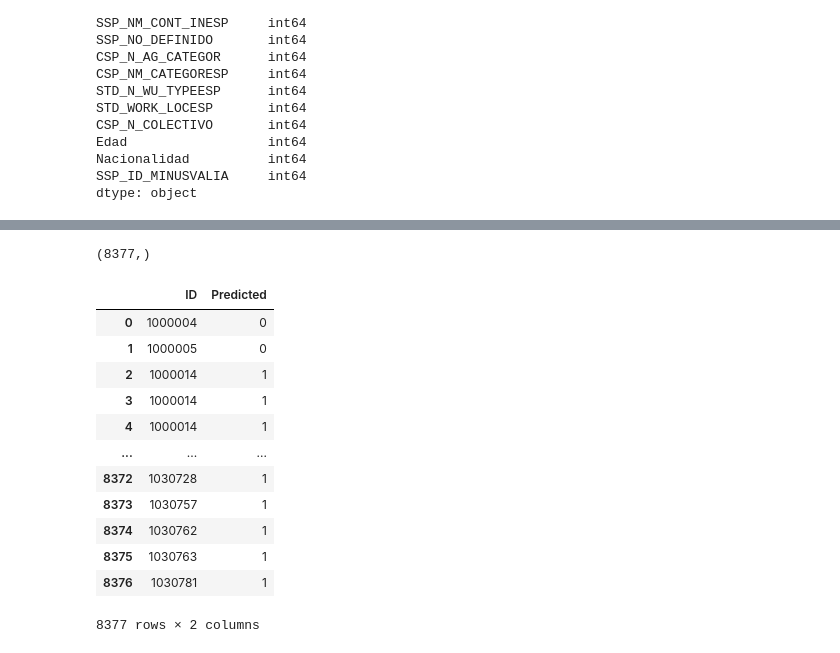
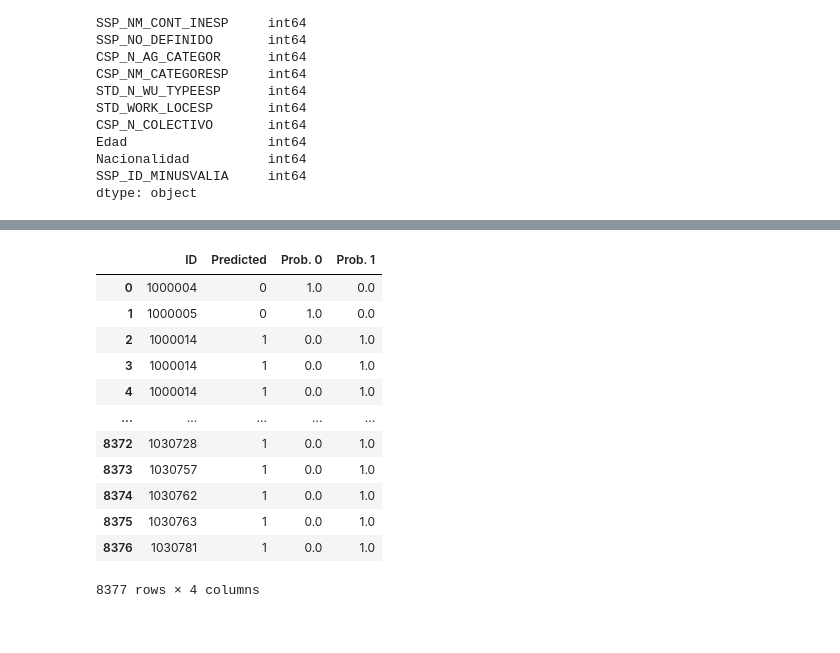
Before and after one commit to aloa04/tfm, a Jupyter notebook: notebooks/Definitivo.ipynb, the cells around one changed output, grey strips where cells are left out. Cells and saved outputs as stored; diff of their text form; code cells hidden in the pictures.

Commit message:
proba

```diff
--- a/notebooks/Definitivo.ipynb
+++ b/notebooks/Definitivo.ipynb
@@ -296,3 +263,4 @@ url = 'https://raw.githubusercontent.com/aloa04/tfm/main/model_ml/CART.sav'
 loaded_model = pickle.load(urllib.request.urlopen(url))
 # %%
 y_pred = loaded_model.predict(X)
+y_proba = loaded_model.predict_proba(X)
@@ -316,21 +267,20 @@ pred
-# %%
-X1[:,0].shape
-# %% [output]
-(8377,)
+# %%
+proba0 = [item[0] for item in y_proba]
+proba1 = [item[1] for item in y_proba]
 # %%
-df=pd.DataFrame({'ID':X1[:,0], 'Predicted':y_pred})
+df=pd.DataFrame({'ID':X1[:,0], 'Predicted':y_pred, 'Prob. 0': proba0, 'Prob. 1': proba1})
 df
 # %% [output]
-|  | ID | Predicted |
-| 0 | 1000004 | 0 |
-| 1 | 1000005 | 0 |
-| 2 | 1000014 | 1 |
-| 3 | 1000014 | 1 |
-| 4 | 1000014 | 1 |
-| ... | ... | ... |
-| 8372 | 1030728 | 1 |
-| 8373 | 1030757 | 1 |
-| 8374 | 1030762 | 1 |
-| 8375 | 1030763 | 1 |
-| 8376 | 1030781 | 1 |
+|  | ID | Predicted | Prob. 0 | Prob. 1 |
+| 0 | 1000004 | 0 | 1.0 | 0.0 |
+| 1 | 1000005 | 0 | 1.0 | 0.0 |
+| 2 | 1000014 | 1 | 0.0 | 1.0 |
+| 3 | 1000014 | 1 | 0.0 | 1.0 |
+| 4 | 1000014 | 1 | 0.0 | 1.0 |
+| ... | ... | ... | ... | ... |
+| 8372 | 1030728 | 1 | 0.0 | 1.0 |
+| 8373 | 1030757 | 1 | 0.0 | 1.0 |
+| 8374 | 1030762 | 1 | 0.0 | 1.0 |
+| 8375 | 1030763 | 1 | 0.0 | 1.0 |
+| 8376 | 1030781 | 1 | 0.0 | 1.0 |
-8377 rows × 2 columns
+8377 rows × 4 columns
```
Also changed, not shown: parts of 4 cells of this notebook.
